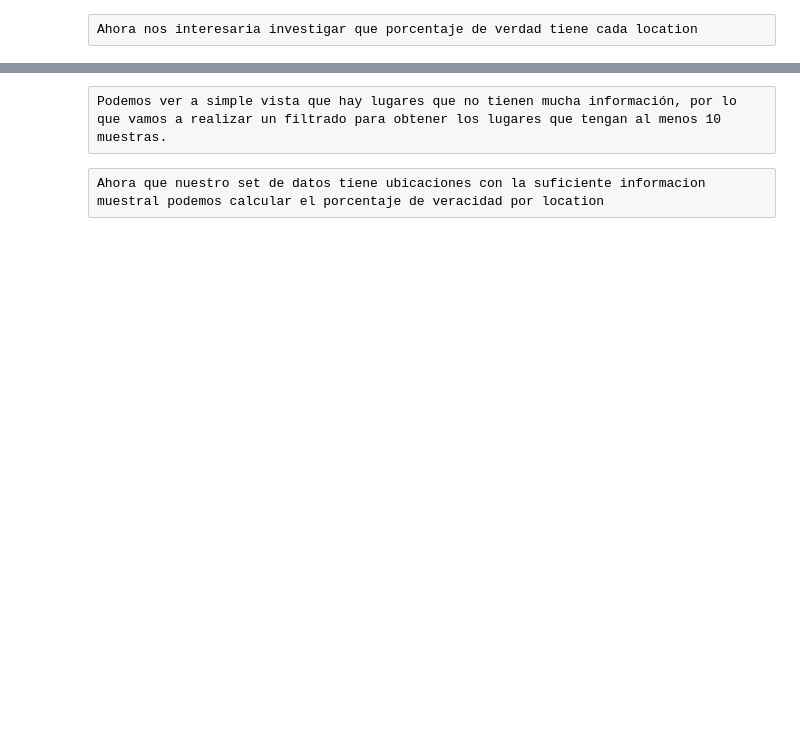
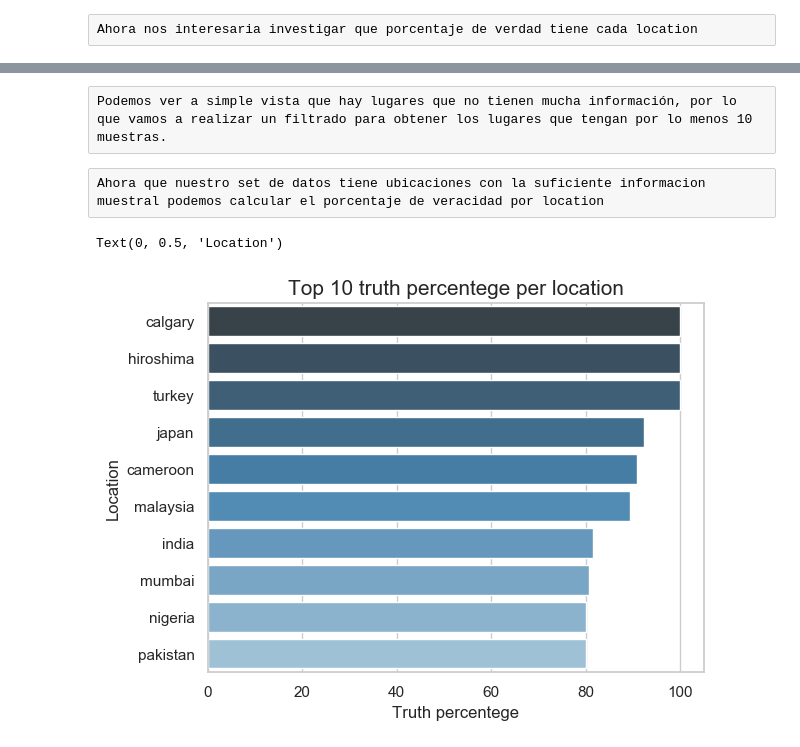
Before and after one commit to d-bizari/Organizacion-de-datos, a Jupyter notebook: TP1.ipynb, the cells around one changed output, grey strips where cells are left out. Drawn from its saved outputs; the diff is of its cells as text; code cells hidden in the pictures; blank space fills up the shorter version.

Commit message:
retouch of graphs

```diff
--- a/TP1.ipynb
+++ b/TP1.ipynb
@@ -34,14 +81,18 @@ data_grouped_location.sort_values(by='target_sum',ascending=False)
 # %% [raw]
-Podemos ver a simple vista que hay lugares que no tienen mucha información, por lo que vamos a realizar un filtrado para obtener los lugares que tengan al menos 10 muestras.
+Podemos ver a simple vista que hay lugares que no tienen mucha información, por lo que vamos a realizar un filtrado para obtener los lugares que tengan por lo menos 10 muestras.
 # %%
 data_grouped_location = data_grouped_location.drop(data_grouped_location[data_grouped_location['target_count'] < 10].index)
 # %% [raw]
 Ahora que nuestro set de datos tiene ubicaciones con la suficiente informacion muestral podemos calcular el porcentaje de veracidad por location
 # %%
-ax = sns.barplot(x=data_grouped_location['target_mean'].nlargest(10) * 100,y=data_grouped_location['target_mean'].nlargest(10).index,orient='h')
+ax = sns.barplot(x=data_grouped_location['target_mean'].nlargest(10) * 100,y=data_grouped_location['target_mean'].nlargest(10).index,orient='h',\
+                palette="Blues_d")
 ax.set_title("Top 10 truth percentege per location", fontsize = 15)
 ax.set_xlabel("Truth percentege", fontsize = 12)
 ax.set_ylabel("Location", fontsize = 12)
+# %% [output]
+Text(0, 0.5, 'Location')
+[figure, added]
 # %%
 index_most_tweeted = data_grouped_location['target_count'].nlargest(10).index
 index_most_tweeted = index_most_tweeted.drop('unknown') #Ya que en la limpieza de datos determinamos que son valores desconocidos
```
Also changed, not shown: parts of 14 cells of this notebook, 1 other file.
